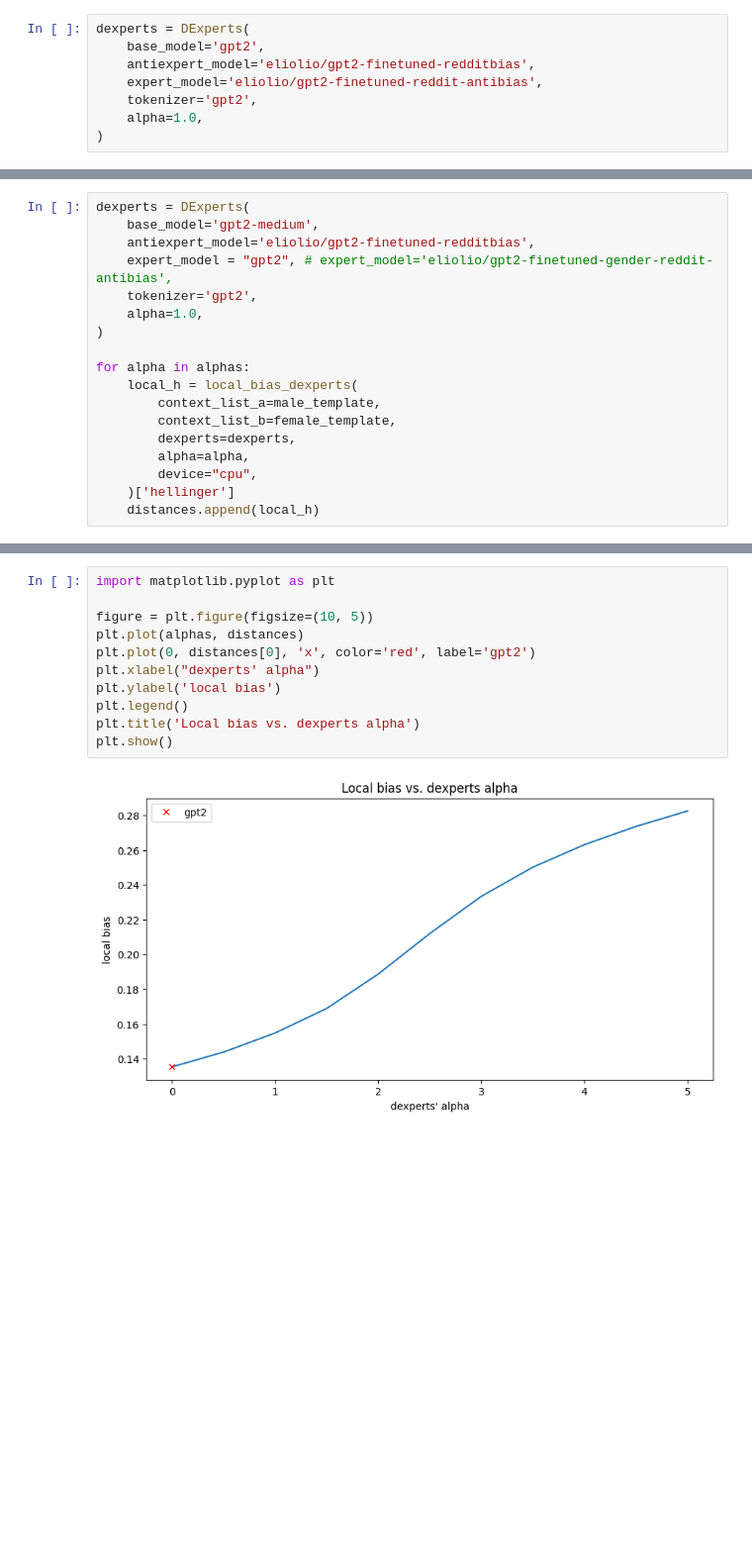
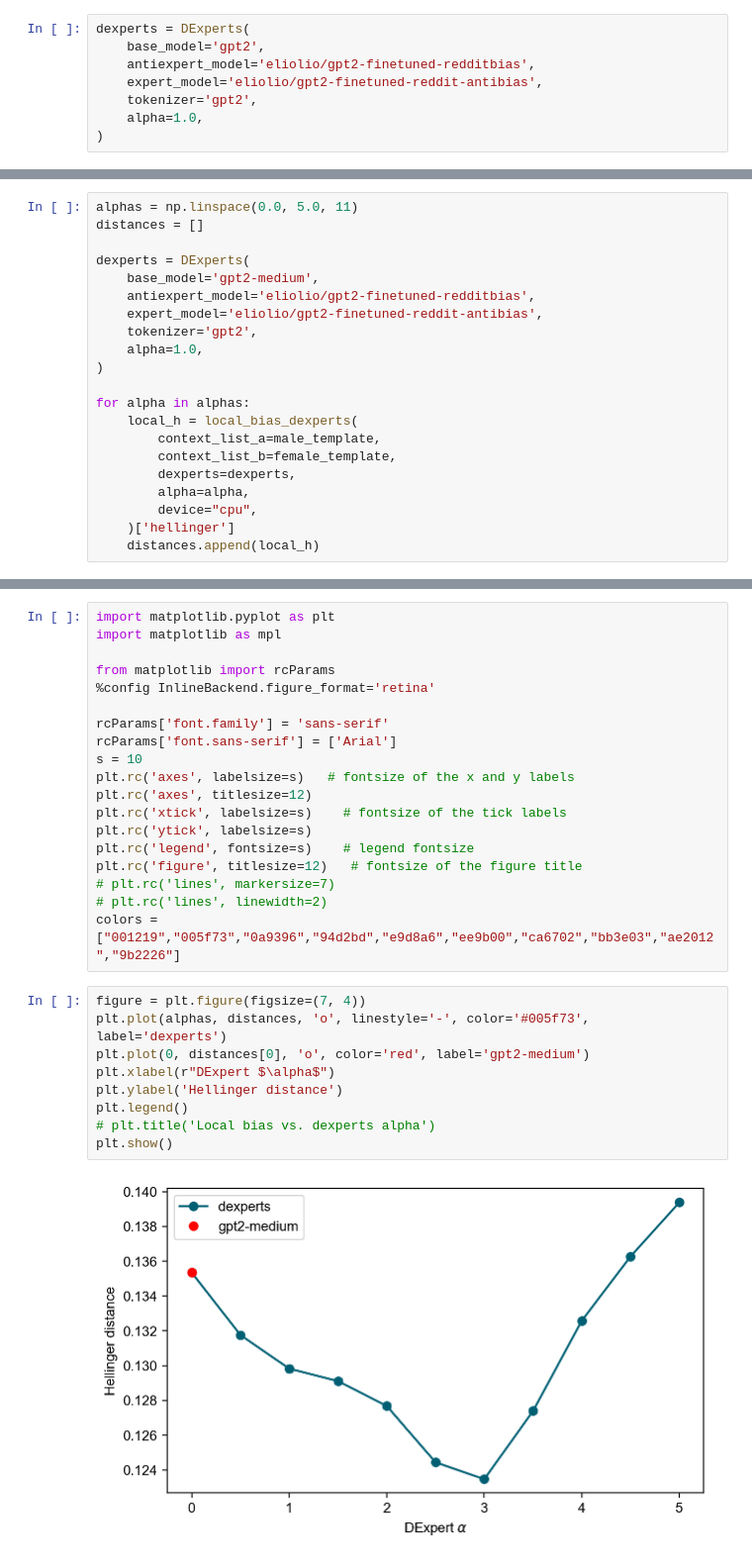
Before and after one commit to EliottZemour/nlg_bias, a Jupyter notebook: local_bias/local_bias.ipynb, the cells around one changed output, grey strips where cells are left out. Shown: that part at 99% size. Saved outputs shown, nothing was run; the diff lists cells and outputs as text; blank space fills up the shorter version.

```diff
--- a/local_bias/local_bias.ipynb
+++ b/local_bias/local_bias.ipynb
@@ -226,8 +223,11 @@ array([0. , 0.5, 1. , 1.5, 2. , 2.5, 3. , 3.5, 4. , 4.5, 5. ])
 # %%
+alphas = np.linspace(0.0, 5.0, 11)
+distances = []
+
 dexperts = DExperts(
     base_model='gpt2-medium',
     antiexpert_model='eliolio/gpt2-finetuned-redditbias',
-    expert_model = "gpt2", # expert_model='eliolio/gpt2-finetuned-gender-reddit-antibias',
+    expert_model='eliolio/gpt2-finetuned-reddit-antibias',
     tokenizer='gpt2',
     alpha=1.0,
 )
@@ -258,13 +244,30 @@ distances
+# %%
+import matplotlib.pyplot as plt
+import matplotlib as mpl
+
+from matplotlib import rcParams
+%config InlineBackend.figure_format='retina'
+
+rcParams['font.family'] = 'sans-serif'
+rcParams['font.sans-serif'] = ['Arial']
+s = 10
+plt.rc('axes', labelsize=s)   # fontsize of the x and y labels
+plt.rc('axes', titlesize=12)
+plt.rc('xtick', labelsize=s)    # fontsize of the tick labels
+plt.rc('ytick', labelsize=s)
+plt.rc('legend', fontsize=s)    # legend fontsize
+plt.rc('figure', titlesize=12)   # fontsize of the figure title
+# plt.rc('lines', markersize=7)
+# plt.rc('lines', linewidth=2)
+colors = ["001219","005f73","0a9396","94d2bd","e9d8a6","ee9b00","ca6702","bb3e03","ae2012","9b2226"]
 # %%
-import matplotlib.pyplot as plt
-
-figure = plt.figure(figsize=(10, 5))
-plt.plot(alphas, distances)
-plt.plot(0, distances[0], 'x', color='red', label='gpt2')
-plt.xlabel("dexperts' alpha")
-plt.ylabel('local bias')
+figure = plt.figure(figsize=(7, 4))
+plt.plot(alphas, distances, 'o', linestyle='-', color='#005f73', label='dexperts')
+plt.plot(0, distances[0], 'o', color='red', label='gpt2-medium')
+plt.xlabel(r"DExpert $\alpha$")
+plt.ylabel('Hellinger distance')
 plt.legend()
-plt.title('Local bias vs. dexperts alpha')
+# plt.title('Local bias vs. dexperts alpha')
 plt.show()
 # %% [output]
-[figure, old version]
+[figure, new version]
```
Also changed, not shown: parts of 7 cells of this notebook, 31 other files.
